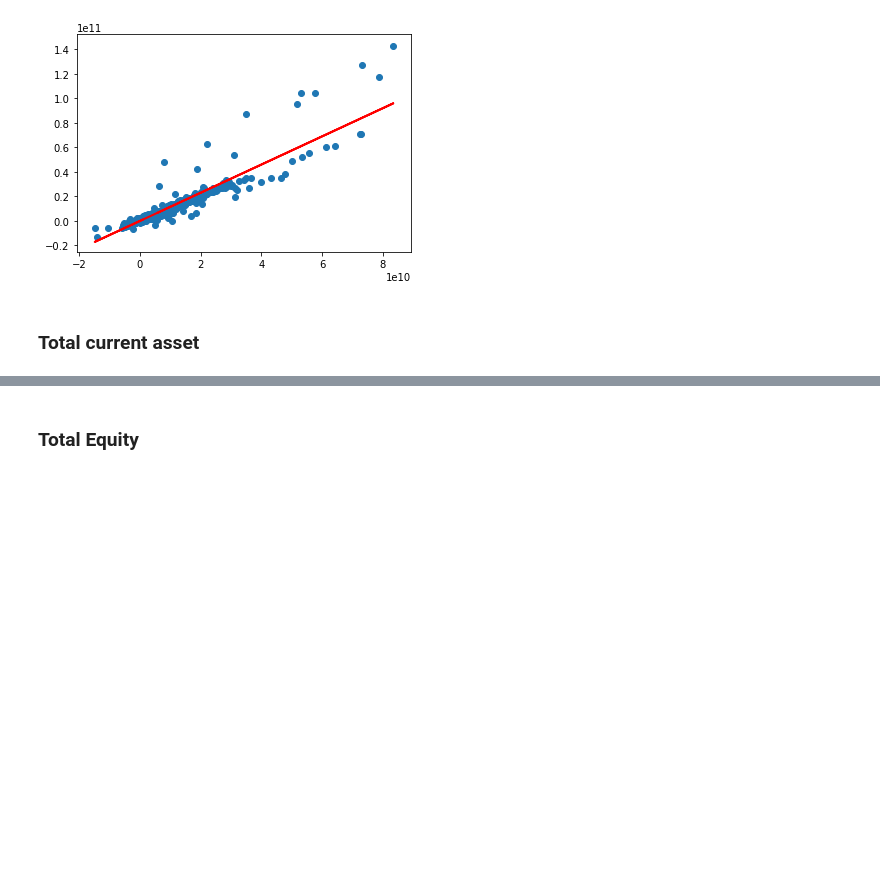
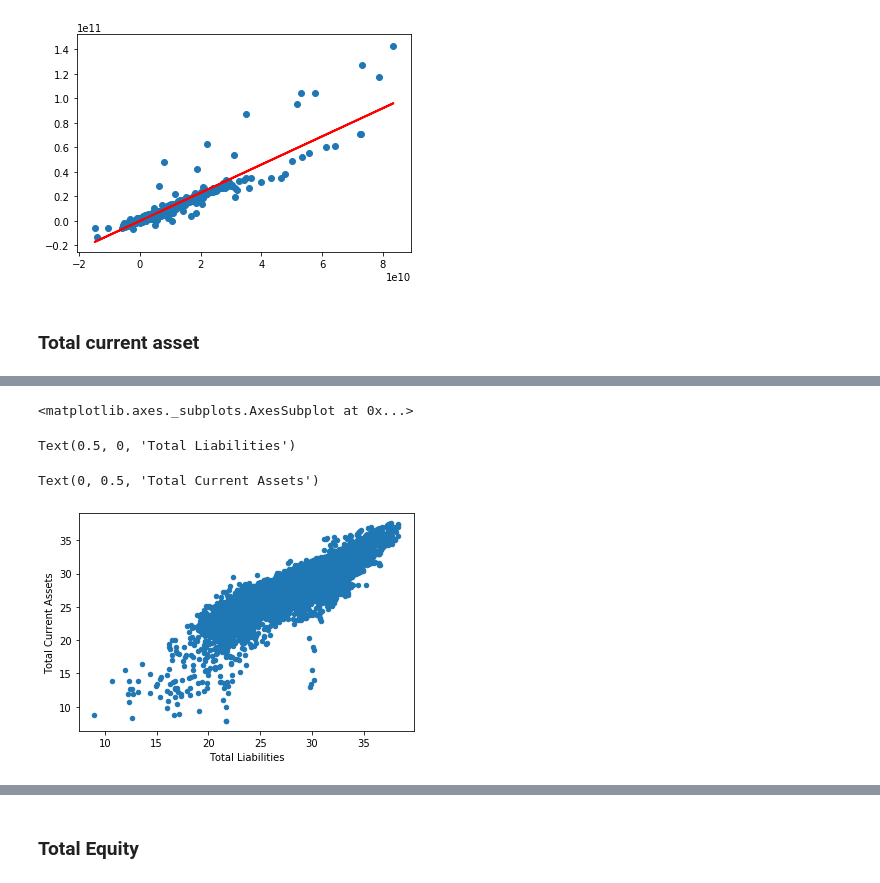
Before and after one commit to chengxinru/capstone_repository, a Jupyter notebook: code/Compute_ratios.ipynb, the cells around one changed output, grey strips where cells are left out. Cells and saved outputs as stored; diff of their text form; code cells hidden in the pictures; blank space fills up the shorter version.

```diff
--- a/code/Compute_ratios.ipynb
+++ b/code/Compute_ratios.ipynb
@@ -430,0 +527,5 @@ df.loc[df['Total Current Assets'].isnull(),'Total Current Assets']=list(predict.
+# %%
+#只是试试没有拿他fill
+mydata_log = mydata.copy()
+mydata_log.shape
+mydata_log.describe()
@@ -430,0 +543,5 @@ df.loc[df['Total Current Assets'].isnull(),'Total Current Assets']=list(predict.
+# %%
+mydata_log = mydata_log[(mydata_log> 0).all(1)]
+mydata_log = np.log2(mydata_log)
+mydata_log.describe()
+mydata_log.shape
@@ -430,0 +559,9 @@ df.loc[df['Total Current Assets'].isnull(),'Total Current Assets']=list(predict.
+# %%
+mydata_log.plot(kind= 'scatter', x="Total Liabilities", y='Total Current Assets')
+plt.xlabel("Total Liabilities")
+plt.ylabel('Total Current Assets')
+# %% [output]
+<matplotlib.axes._subplots.AxesSubplot at 0x...>
+Text(0.5, 0, 'Total Liabilities')
+Text(0, 0.5, 'Total Current Assets')
+[figure, added]
```
Also changed, not shown: parts of 29 cells of this notebook, 7 other files.
